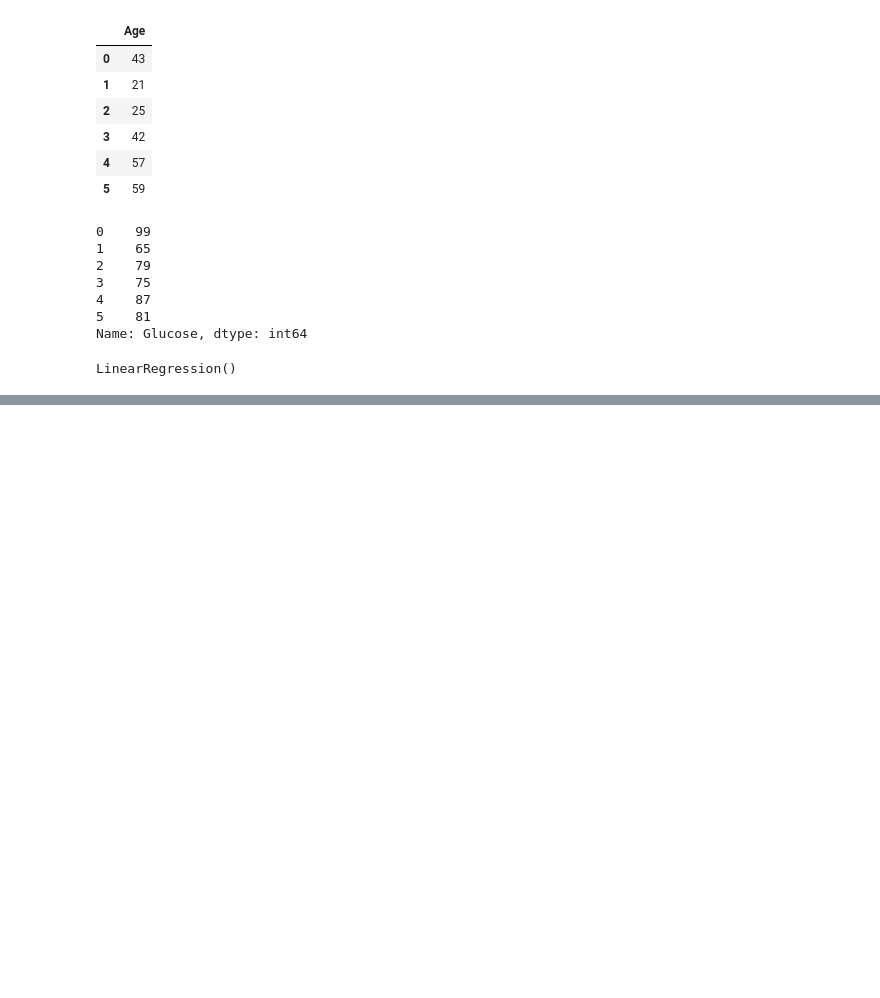
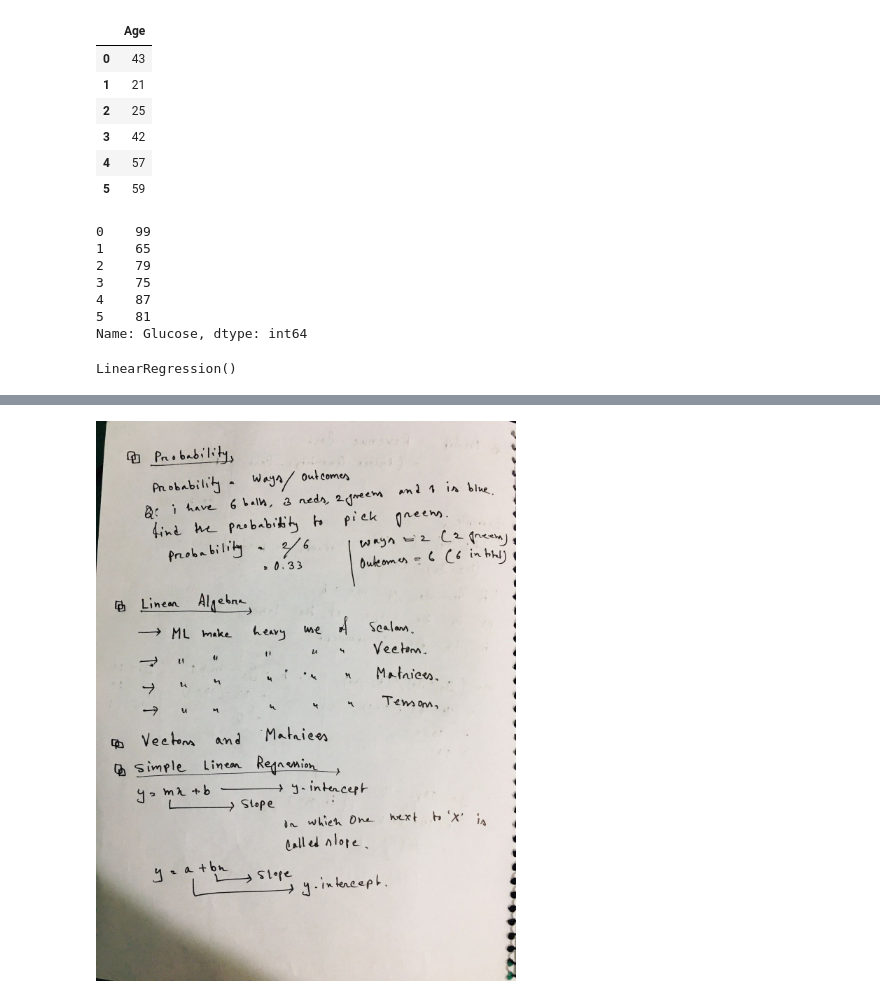
Before and after one commit to jabedkhanjb/Project-Class-TMU, a Jupyter notebook: Jupyter Notebook/C5 ML Prediction & Evaluation/Linear Regression.ipynb, the cells around one changed output, grey strips where cells are left out. Saved outputs shown, nothing was run; the diff lists cells and outputs as text; code cells hidden in the pictures; blank space fills up the shorter version.

```diff
--- a/Jupyter Notebook/C5 ML Prediction & Evaluation/Linear Regression.ipynb
+++ b/Jupyter Notebook/C5 ML Prediction & Evaluation/Linear Regression.ipynb
@@ -60,0 +68,4 @@ array([81.7062458])
+# %%
+display.Image("IMG/2.jpg")
+# %% [output]
+[figure, added]
```
Also changed, not shown: parts of 13 cells of this notebook, 5 other files.
